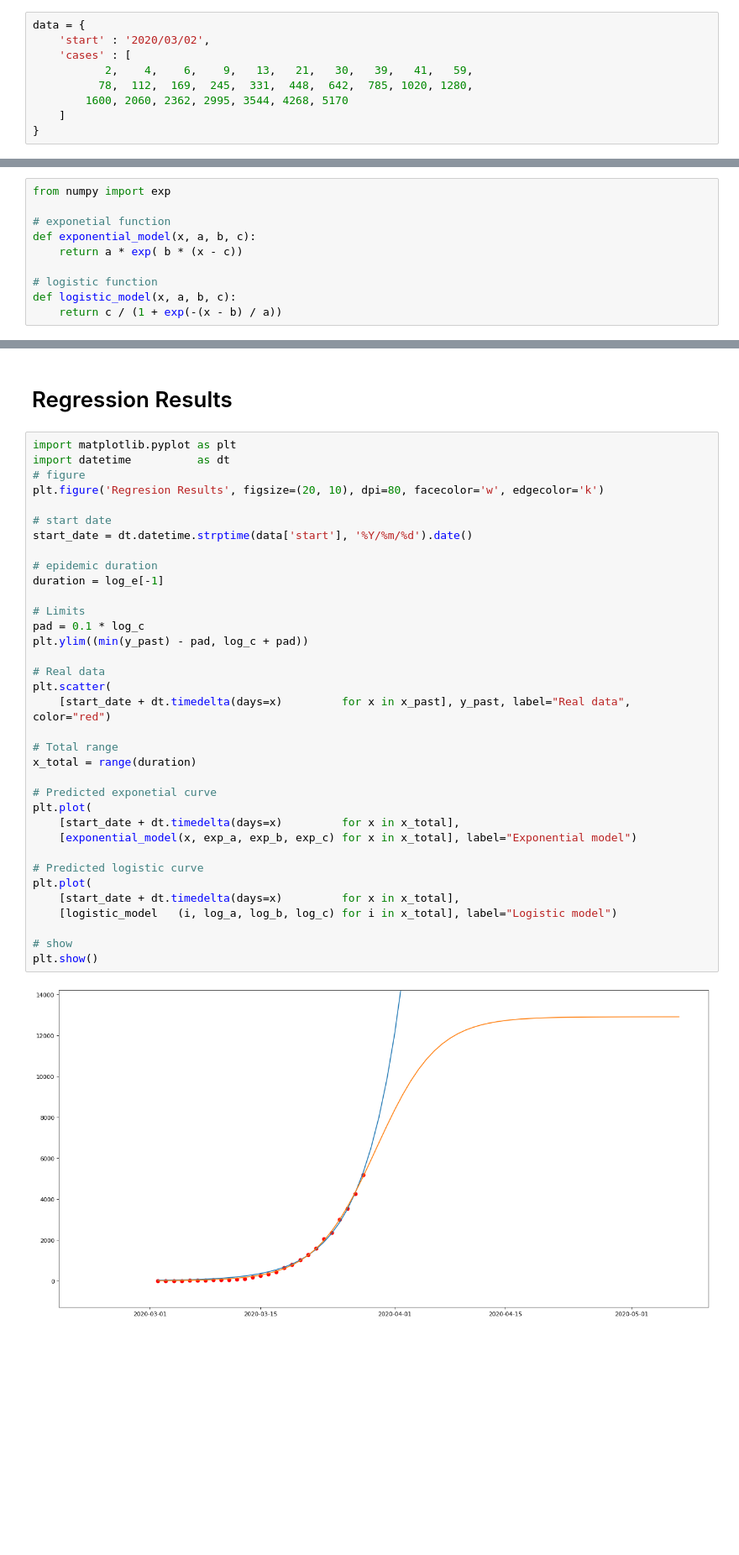
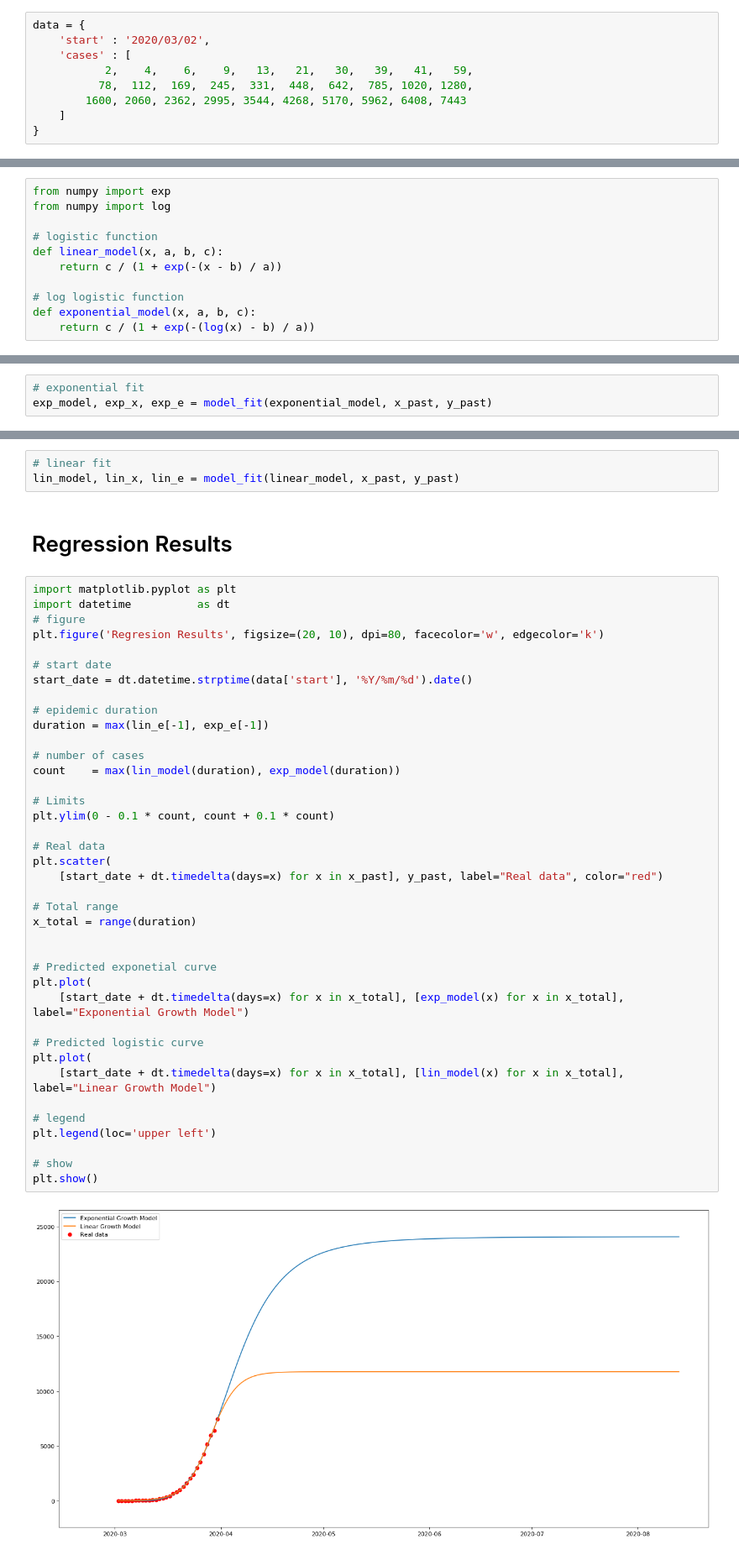
Before and after one commit to lcmonteiro/space-models, a Jupyter notebook: covid_19.ipynb, the cells around one changed output, grey strips where cells are left out. Shown at 84% size. Drawn from its saved outputs; the diff is of its cells as text; blank space fills up the shorter version.

Commit message:
update model: exponential growth

```diff
--- a/covid_19.ipynb
+++ b/covid_19.ipynb
@@ -9,20 +9,21 @@ data = {
     'cases' : [
            2,    4,    6,    9,   13,   21,   30,   39,   41,   59,
           78,  112,  169,  245,  331,  448,  642,  785, 1020, 1280,
-        1600, 2060, 2362, 2995, 3544, 4268, 5170
+        1600, 2060, 2362, 2995, 3544, 4268, 5170, 5962, 6408, 7443
     ]
 }
 # %% [markdown]
 # Models
 # %%
 from numpy import exp
-
-# exponetial function
-def exponential_model(x, a, b, c):
-    return a * exp( b * (x - c))
+from numpy import log
 
 # logistic function
-def logistic_model(x, a, b, c):
+def linear_model(x, a, b, c):
     return c / (1 + exp(-(x - b) / a))
+
+# log logistic function
+def exponential_model(x, a, b, c):
+    return c / (1 + exp(-(log(x) - b) / a))
 # %% [markdown]
 # Regressions
@@ -43 +65,4 @@ exp_c = exponent_fit[0][2]
+# %%
+# exponential fit
+exp_model, exp_x, exp_e = model_fit(exponential_model, x_past, y_past)
 # %% [markdown]
@@ -62,42 +70,49 @@ for i in range(2, len(x_past) + 1):
+# %%
+# linear fit
+lin_model, lin_x, lin_e = model_fit(linear_model, x_past, y_past)
 # %% [markdown]
 # Regression Results
 # %%
 import matplotlib.pyplot as plt
 import datetime          as dt
 # figure
 plt.figure('Regresion Results', figsize=(20, 10), dpi=80, facecolor='w', edgecolor='k')
 
 # start date
 start_date = dt.datetime.strptime(data['start'], '%Y/%m/%d').date()
 
 # epidemic duration
-duration = log_e[-1]
+duration = max(lin_e[-1], exp_e[-1])
+
+# number of cases
+count    = max(lin_model(duration), exp_model(duration))
 
 # Limits
-pad = 0.1 * log_c
-plt.ylim((min(y_past) - pad, log_c + pad))
+plt.ylim(0 - 0.1 * count, count + 0.1 * count)
 
 # Real data
 plt.scatter(
-    [start_date + dt.timedelta(days=x)         for x in x_past], y_past, label="Real data", color="red")
+    [start_date + dt.timedelta(days=x) for x in x_past], y_past, label="Real data", color="red")
 
 # Total range
 x_total = range(duration)
 
+
 # Predicted exponetial curve
 plt.plot(
-    [start_date + dt.timedelta(days=x)         for x in x_total],
-    [exponential_model(x, exp_a, exp_b, exp_c) for x in x_total], label="Exponential model")
+    [start_date + dt.timedelta(days=x) for x in x_total], [exp_model(x) for x in x_total], label="Exponential Growth Model")
 
 # Predicted logistic curve
 plt.plot(
-    [start_date + dt.timedelta(days=x)         for x in x_total],
-    [logistic_model   (i, log_a, log_b, log_c) for i in x_total], label="Logistic model")
+    [start_date + dt.timedelta(days=x) for x in x_total], [lin_model(x) for x in x_total], label="Linear Growth Model")
+
+# legend
+plt.legend(loc='upper left')
 
 # show
 plt.show()
 # %% [output]
-[figure, old version]
+[figure, new version]
 # %% [markdown]
 # Forecast Evolution
 ## End of Epidemic
```
Also changed, not shown: parts of 10 cells of this notebook.
